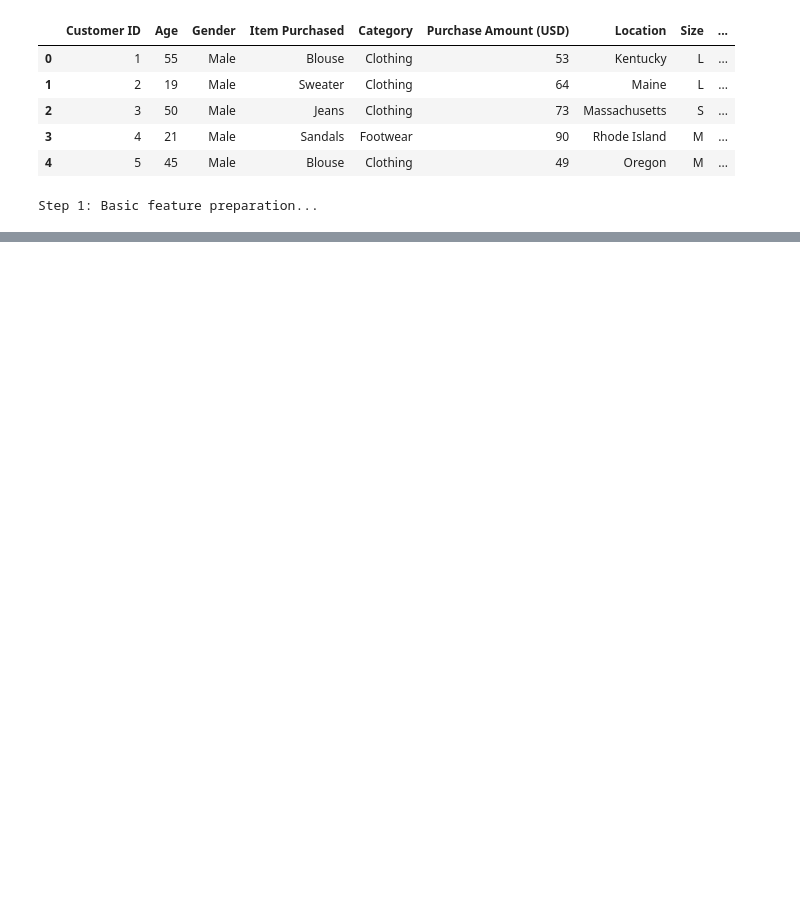
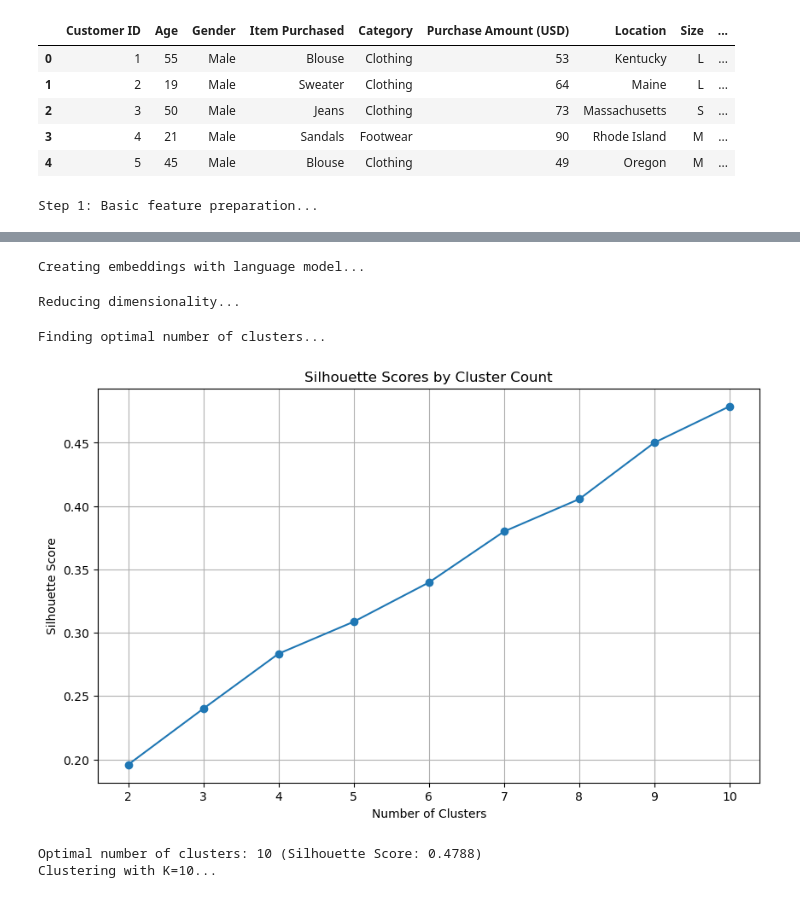
Before and after one commit to CassandraMaldonado/ML_customer_clustering, a Jupyter notebook: LLM_KMeans.ipynb, the cells around one changed output, grey strips where cells are left out. Drawn from its saved outputs; the diff is of its cells as text; code cells hidden in the pictures; blank space fills up the shorter version.

```diff
--- a/LLM_KMeans.ipynb
+++ b/LLM_KMeans.ipynb
@@ -569,0 +38,63 @@ Step 17: Marketing recommendations...
+# %%
+df['customer_profile'] = df.apply(
+    lambda row: f"A {row['Gender']} customer, age {row['Age']}, purchased {row['Item Purchased']} " +
+    f"from {row['Category']} category, {row['Color']} color, in {row['Season']}, size {row['Size']}. " +
+    f"Previous purchases: {row['Previous Purchases']}. " +
+    f"Purchase frequency: {row['Frequency of Purchases']}. " +
+    f"They spent ${row['Purchase Amount (USD)']}. " +
+    f"Rating: {row['Review Rating']}/5. " +
+    f"Discount applied: {row['Discount Applied']}. " +
+    f"Promo code used: {row['Promo Code Used']}. " +
+    f"Subscription status: {row['Subscription Status']}. " +
+    f"Shipping type: {row['Shipping Type']}. " +
+    f"Payment method: {row['Payment Method']}.",
+    axis=1
+)
+# %%
+# Use a language model to create embeddings
+print("Creating embeddings with language model...")
+model = SentenceTransformer('all-MiniLM-L6-v2')  # Lightweight model, you can use larger ones for better results
+embeddings = model.encode(df['customer_profile'].tolist(), show_progress_bar=True)
+# %% [output]
+Creating embeddings with language model...
+# %%
+import umap.umap_ as umap
+
+# Use UMAP to reduce dimensionality for visualization and clustering
+print("Reducing dimensionality...")
+reducer = umap.UMAP(n_components=10, metric='cosine', random_state=42)
+umap_embeddings = reducer.fit_transform(embeddings)
+# %% [output]
+Reducing dimensionality...
+# %%
+# Determine optimal number of clusters
+print("Finding optimal number of clusters...")
+silhouette_scores = []
+for k in range(2, 11):
+    kmeans = KMeans(n_clusters=k, random_state=42, n_init=10)
+    cluster_labels = kmeans.fit_predict(umap_embeddings)
+    silhouette_scores.append(silhouette_score(umap_embeddings, cluster_labels))
+
+# Silhouette scores
+plt.figure(figsize=(10, 6))
+plt.plot(range(2, 11), silhouette_scores, 'o-')
+plt.xlabel('Number of Clusters')
+plt.ylabel('Silhouette Score')
+plt.title('Silhouette Scores by Cluster Count')
+plt.grid(True)
+plt.savefig('llm_silhouette_scores.png')
+# %% [output]
+Finding optimal number of clusters...
+[figure, added]
+# %%
+# Best K based on silhouette score
+best_k = np.argmax(silhouette_scores) + 2
+print(f"Optimal number of clusters: {best_k} (Silhouette Score: {silhouette_scores[best_k-2]:.4f})")
+
+# K-means with optimal K
+print(f"Clustering with K={best_k}...")
+kmeans = KMeans(n_clusters=best_k, random_state=42, n_init=10)
+df['Cluster'] = kmeans.fit_predict(umap_embeddings)
+# %% [output]
+Optimal number of clusters: 10 (Silhouette Score: 0.4788)
+Clustering with K=10...
```
Also changed, not shown: parts of 35 cells of this notebook.
